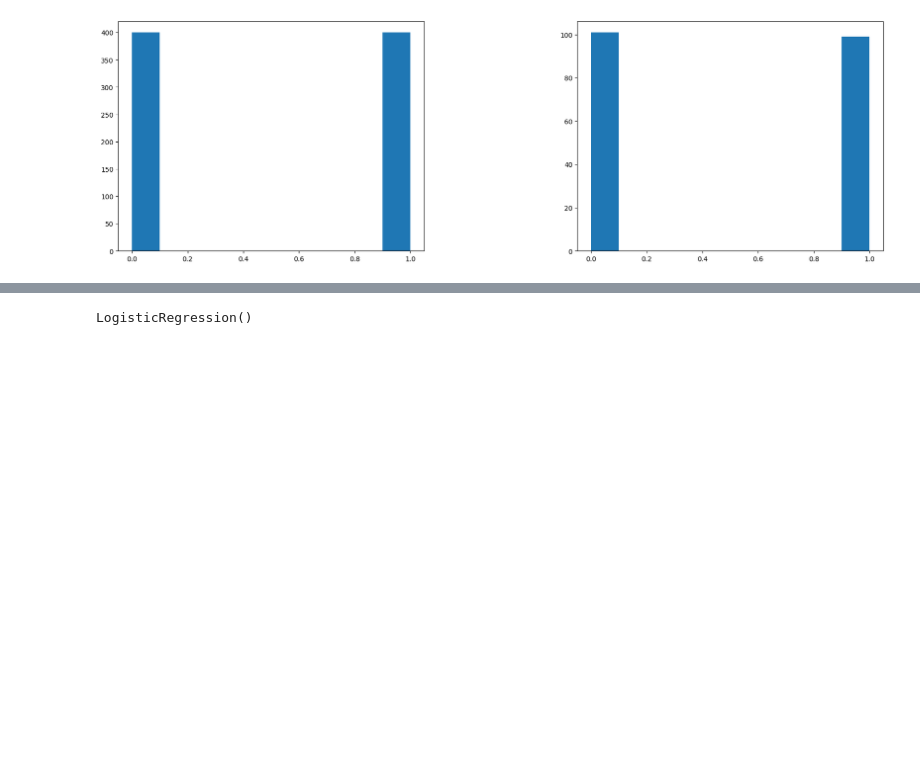
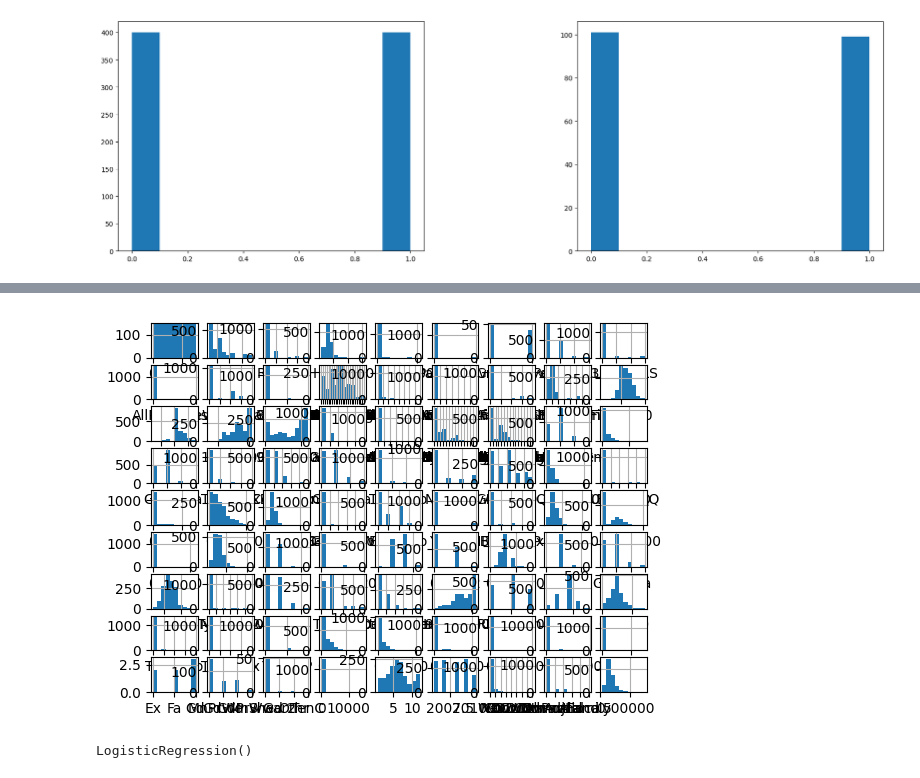
Before and after one commit to Sarvesh-Kesharwani/HouseDataPrediction_kaggle, a Jupyter notebook: Concrete_Learnings/LogReg_eval.ipynb, the cells around one changed output, grey strips where cells are left out. Drawn from its saved outputs; the diff is of its cells as text; code cells hidden in the pictures; blank space fills up the shorter version.

```diff
--- a/Concrete_Learnings/LogReg_eval.ipynb
+++ b/Concrete_Learnings/LogReg_eval.ipynb
@@ -62,3 +75,25 @@ array([[<AxesSubplot: title={'center': 'Id'}>,
+# %%
+import pandas as pd
+data = pd.read_csv('HousePrice_SampleData.csv')
+
+import numpy as np
+import matplotlib.pyplot as plt
+
+def draw_histograms(df, variables, n_rows, n_cols):
+    fig = plt.figure()
+    for i, var_name in enumerate(variables):
+        ax = fig.add_subplot(n_rows, n_cols, i+1)
+        df[var_name].hist(ax=ax)
+        # ax.set_title(var_name+" Distribution")
+    fig.tight_layout()  # Improves appearance a bit.
+    plt.show()
+
+# data = pd.DataFrame(np.random.randn(30, 9), columns=map(str, range(9)))
+
+# len(data.columns)
+draw_histograms(data, data.columns, 9, 9)
+# %% [output]
+[figure, added]
 # %%
 #training LogReg model with x_train and y_train
 from sklearn.linear_model import LogisticRegression
```
Also changed, not shown: parts of 4 cells of this notebook, 4 other files.
